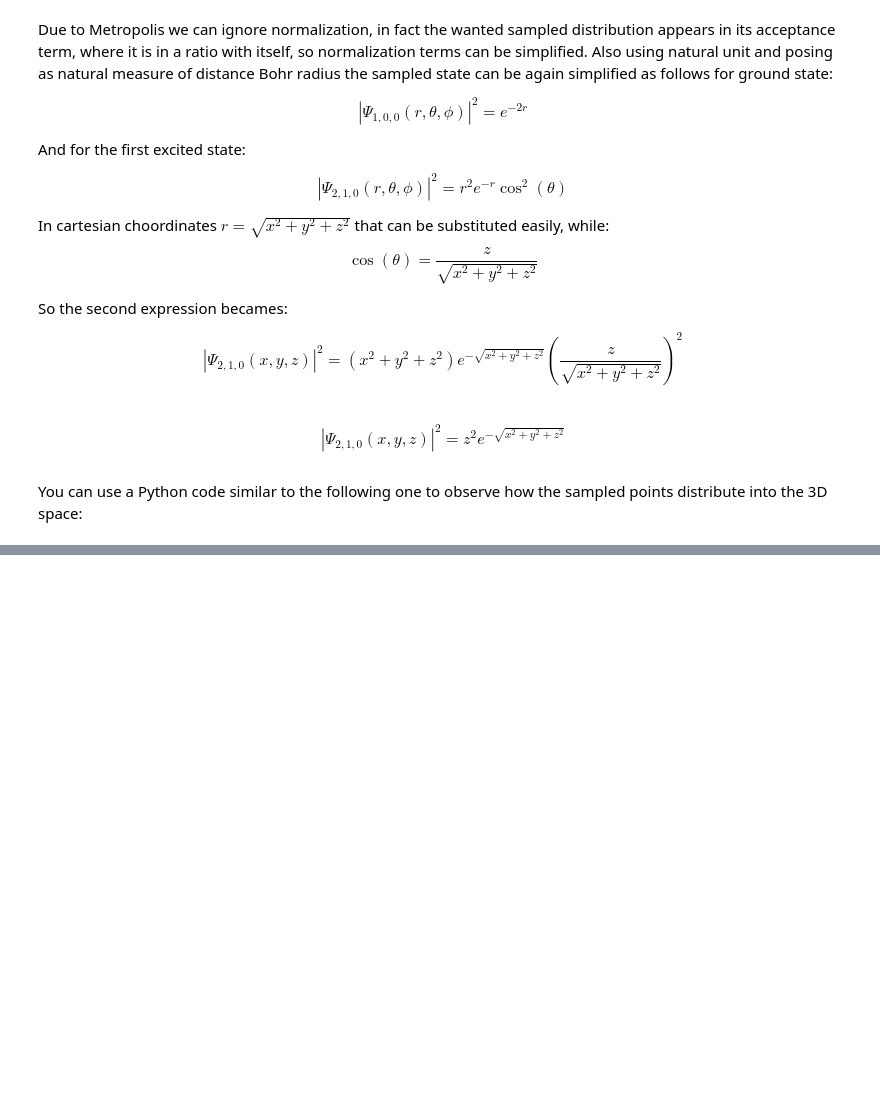
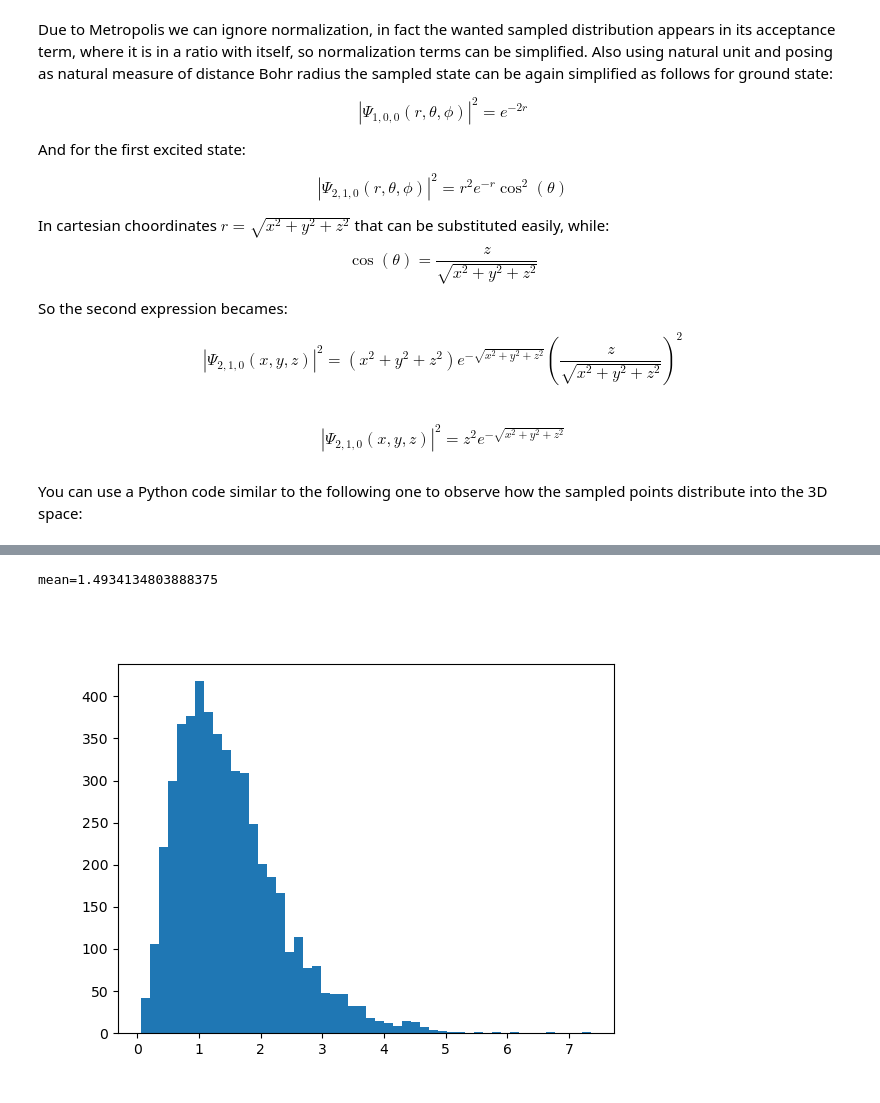
Before and after one commit to RandDouble/SimulazioneNumerica, a Jupyter notebook: LSN_Exercises_05.ipynb, the cells around one changed output, grey strips where cells are left out. Cells and saved outputs as stored; diff of their text form; code cells hidden in the pictures; blank space fills up the shorter version.

```diff
--- a/LSN_Exercises_05.ipynb
+++ b/LSN_Exercises_05.ipynb
@@ -106,0 +149,9 @@ plt.show()
+# %%
+r_p = np.apply_along_axis(distance, 1, data)
+fig, ax = plt.subplots()
+ax.hist(r_p, bins = 50)
+mean = np.mean(r_p)
+print(f'{mean=}')
+# %% [output]
+mean=1.4934134803888375
+[figure, added]
```
Also changed, not shown: parts of 6 cells of this notebook, 8 other files.
